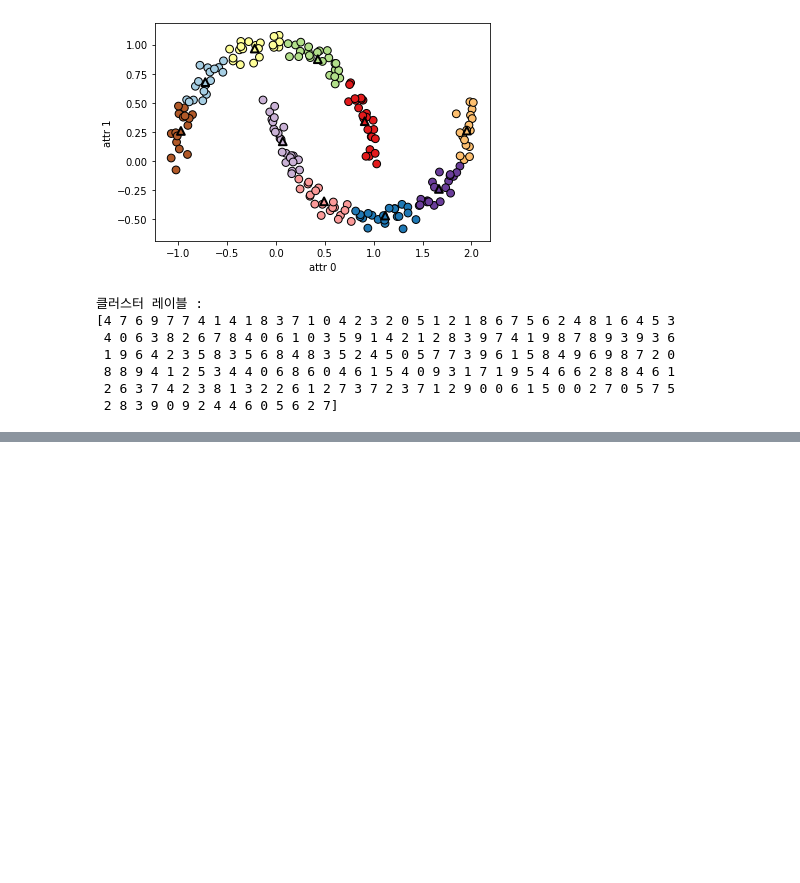
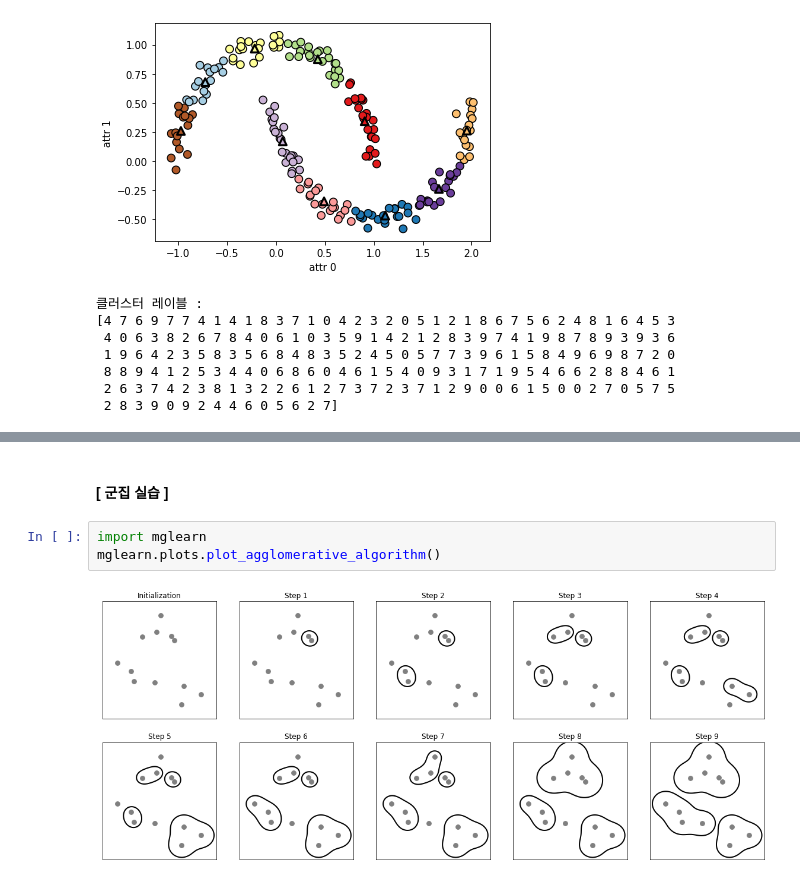
Before and after one commit to gyrud02/python_study, a Jupyter notebook: 파이썬 기반의 AI 프로그래밍/7주차.ipynb, the cells around one changed output, grey strips where cells are left out. Cells and saved outputs as stored; diff of their text form; blank space fills up the shorter version.

```diff
--- a/파이썬 기반의 AI 프로그래밍/7주차.ipynb
+++ b/파이썬 기반의 AI 프로그래밍/7주차.ipynb
@@ -246,0 +265,7 @@ print("클러스터 레이블 : \n{}".format(y_pred))
+# %% [markdown]
+#### [ 군집 실습 ]
+# %%
+import mglearn
+mglearn.plots.plot_agglomerative_algorithm()
+# %% [output]
+[figure, added]
```
Also changed, not shown: parts of 22 cells of this notebook.
